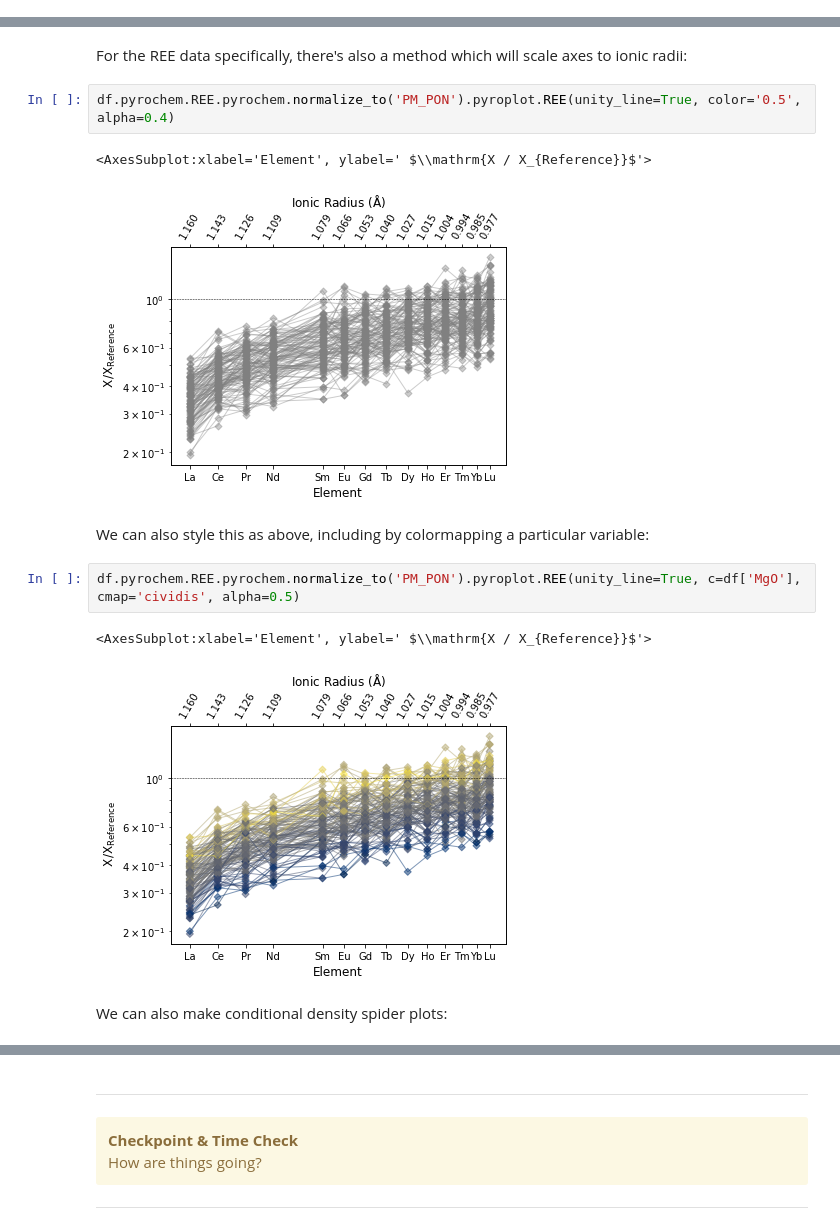
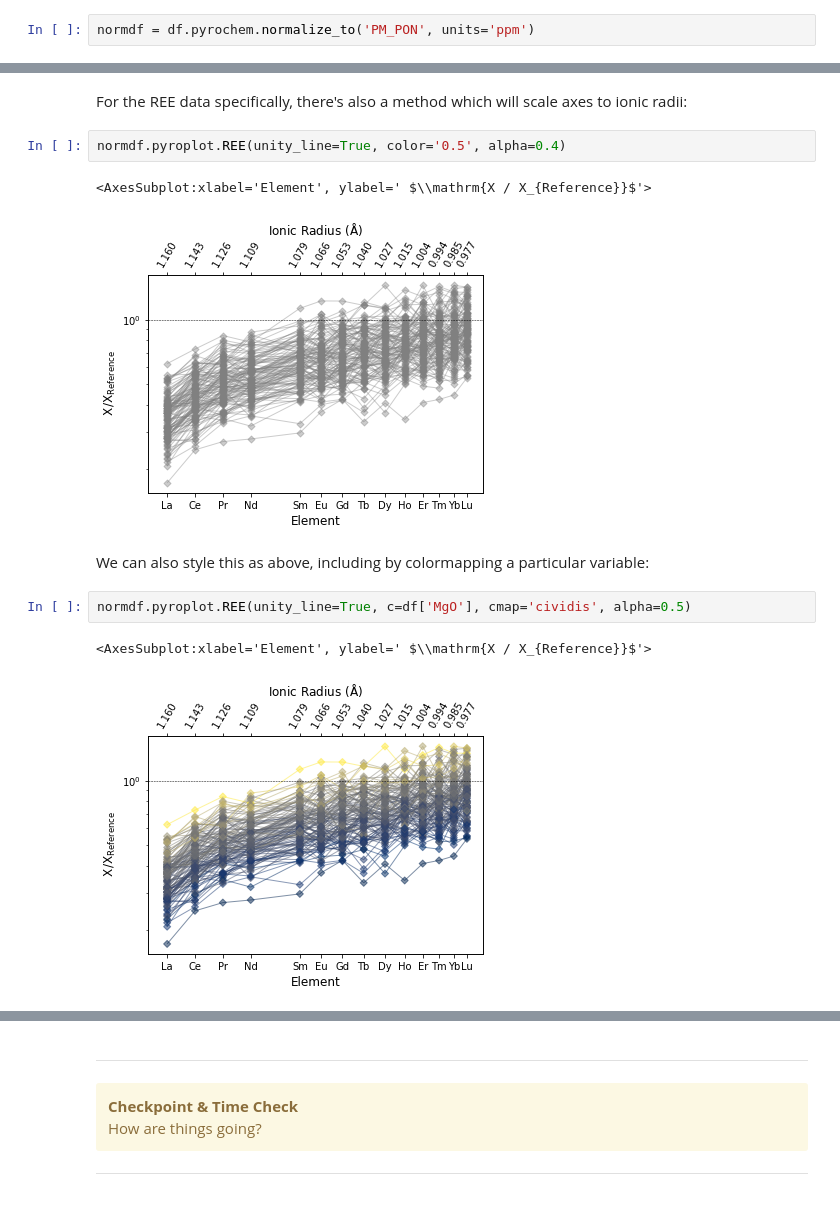
Before and after one commit to morganjwilliams/202103-MQ-pyrolite-workshop, a Jupyter notebook: notebooks/05_norm_spiders.ipynb, the cells around one changed output, grey strips where cells are left out. Drawn from its saved outputs; the diff is of its cells as text.

```diff
--- a/notebooks/05_norm_spiders.ipynb
+++ b/notebooks/05_norm_spiders.ipynb
@@ -19,0 +23,2 @@ df.pyrochem.REE.pyrochem.normalize_to('PM_PON').pyroplot.spider(unity_line=True,
+# %%
+normdf = df.pyrochem.normalize_to('PM_PON', units='ppm')
@@ -20,16 +48,14 @@ df.pyrochem.REE.pyrochem.normalize_to('PM_PON').pyroplot.spider(unity_line=True,
 # %% [markdown]
 For the REE data specifically, there's also a method which will scale axes to ionic radii:
 # %%
-df.pyrochem.REE.pyrochem.normalize_to('PM_PON').pyroplot.REE(unity_line=True, color='0.5', alpha=0.4)
+normdf.pyroplot.REE(unity_line=True, color='0.5', alpha=0.4)
 # %% [output]
 <AxesSubplot:xlabel='Element', ylabel=' $\\mathrm{X / X_{Reference}}$'>
-[figure, old version]
+[figure, new version]
 # %% [markdown]
 We can also style this as above, including by colormapping a particular variable:
 # %%
-df.pyrochem.REE.pyrochem.normalize_to('PM_PON').pyroplot.REE(unity_line=True, c=df['MgO'], cmap='cividis', alpha=0.5)
+normdf.pyroplot.REE(unity_line=True, c=df['MgO'], cmap='cividis', alpha=0.5)
 # %% [output]
 <AxesSubplot:xlabel='Element', ylabel=' $\\mathrm{X / X_{Reference}}$'>
-[figure, old version]
+[figure, new version]
-# %% [markdown]
-We can also make conditional density spider plots:
```
Also changed, not shown: parts of 10 cells of this notebook.
